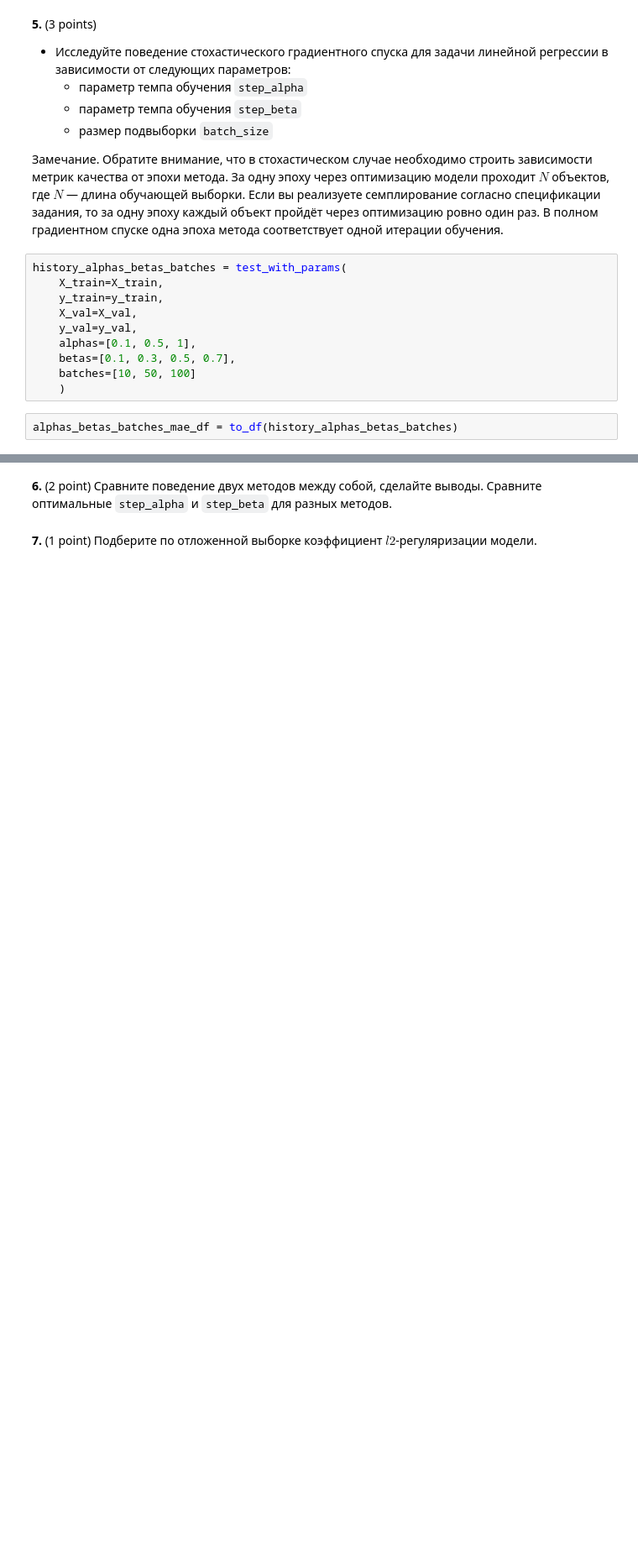
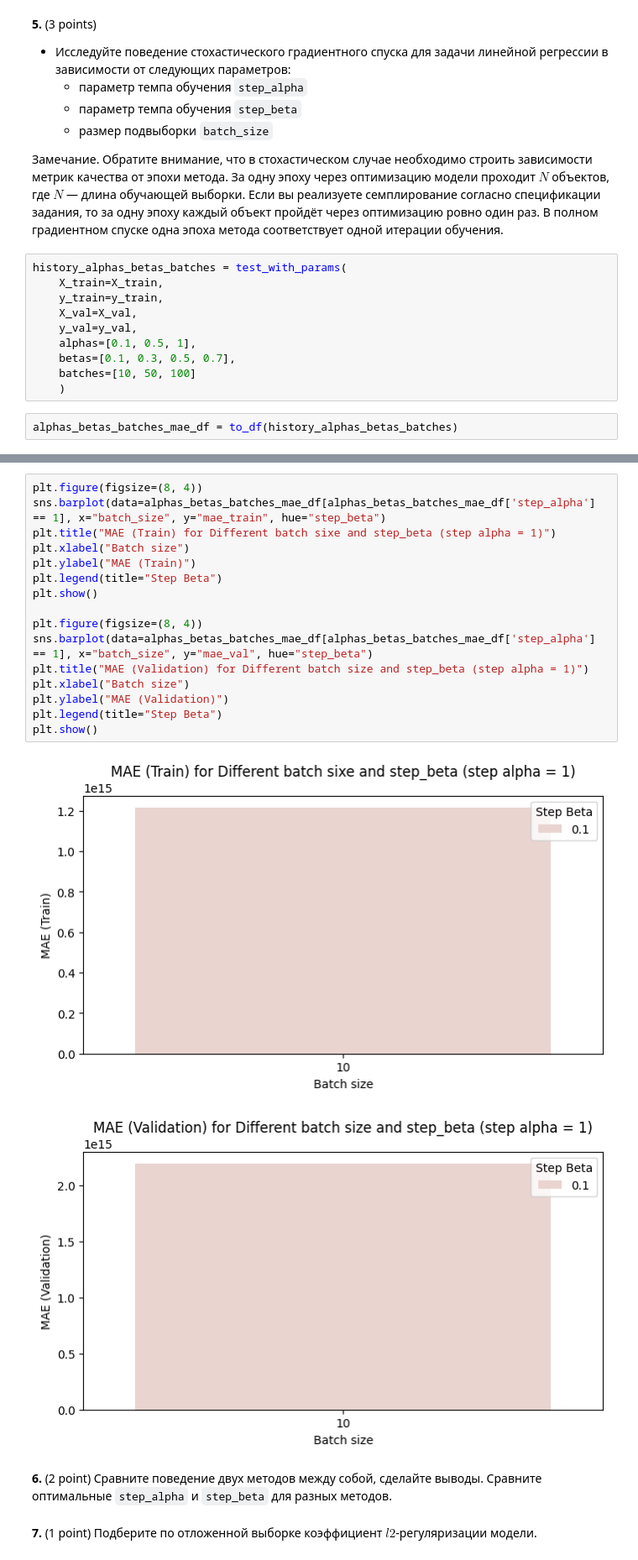
Before and after one commit to VictoryaChelina/ISP_ML1_2025_st, a Jupyter notebook: hw/hw2/ISP_HW2_LinearModel&Metrics.ipynb, the cells around one changed output, grey strips where cells are left out. Shown: that part at 84% size. Saved outputs shown, nothing was run; the diff lists cells and outputs as text; blank space fills up the shorter version.

```diff
--- a/hw/hw2/ISP_HW2_LinearModel&Metrics.ipynb
+++ b/hw/hw2/ISP_HW2_LinearModel&Metrics.ipynb
@@ -498,3 +477,22 @@ plt.show()
+# %%
+plt.figure(figsize=(8, 4))
+sns.barplot(data=alphas_betas_batches_mae_df[alphas_betas_batches_mae_df['step_alpha'] == 1], x="batch_size", y="mae_train", hue="step_beta")
+plt.title("MAE (Train) for Different batch sixe and step_beta (step alpha = 1)")
+plt.xlabel("Batch size")
+plt.ylabel("MAE (Train)")
+plt.legend(title="Step Beta")
+plt.show()
+
+plt.figure(figsize=(8, 4))
+sns.barplot(data=alphas_betas_batches_mae_df[alphas_betas_batches_mae_df['step_alpha'] == 1], x="batch_size", y="mae_val", hue="step_beta")
+plt.title("MAE (Validation) for Different batch size and step_beta (step alpha = 1)")
+plt.xlabel("Batch size")
+plt.ylabel("MAE (Validation)")
+plt.legend(title="Step Beta")
+plt.show()
+# %% [output]
+[figure, added]
+[figure, added]
 # %% [markdown]
 **6.** (2 point) Сравните поведение двух методов между собой, сделайте выводы. Сравните оптимальные ``step_alpha`` и ``step_beta`` для разных методов.
 # %% [markdown]
```
Also changed, not shown: parts of 13 cells of this notebook.
